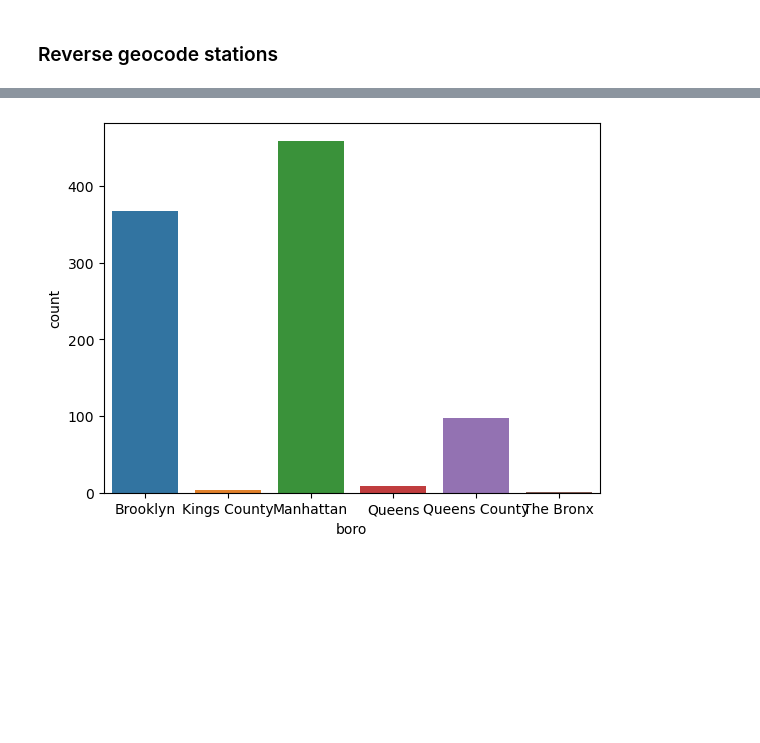
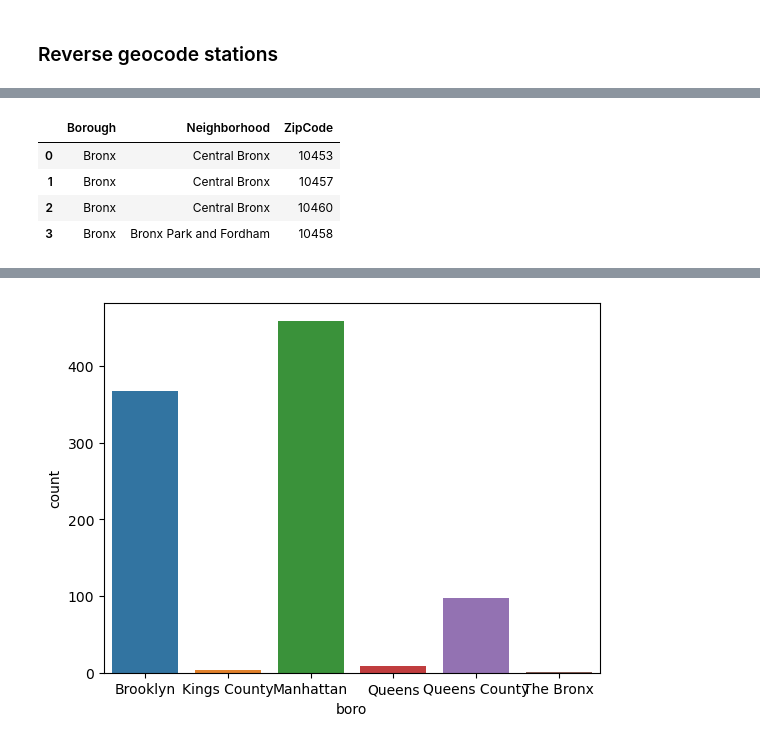
Before and after one commit to lukasschirren/nyc_bike_rental, a Jupyter notebook: Helen_JupyterWorkspace.ipynb, the cells around one changed output, grey strips where cells are left out. Saved outputs shown, nothing was run; the diff lists cells and outputs as text; code cells hidden in the pictures; blank space fills up the shorter version.

```diff
--- a/Helen_JupyterWorkspace.ipynb
+++ b/Helen_JupyterWorkspace.ipynb
@@ -600,4 +600,13 @@ dfstations.head(10)
 | 285.0 | Manhattan Community Board 2 | Manhattan | 10003 | Broadway & E 14 St | 40.734546 | -73.990741 |
 | 3394.0 | Red Hook | Brooklyn | 11231 | Columbia St & W 9 St | 40.676999 | -74.006471 |
 | 432.0 | Manhattan Community Board 3 | Manhattan | 10009 | E 7 St & Avenue A | 40.726218 | -73.983799 |
+# %%
+neighborhoods_df = pd.read_csv('nyc-zip-codes.csv')
+neighborhoods_df.iloc[:4]
+# %% [output]
+|  | Borough | Neighborhood | ZipCode |
+| 0 | Bronx | Central Bronx | 10453 |
+| 1 | Bronx | Central Bronx | 10457 |
+| 2 | Bronx | Central Bronx | 10460 |
+| 3 | Bronx | Bronx Park and Fordham | 10458 |
 # %%
```
Also changed, not shown: parts of 13 cells of this notebook, 1 other file.
